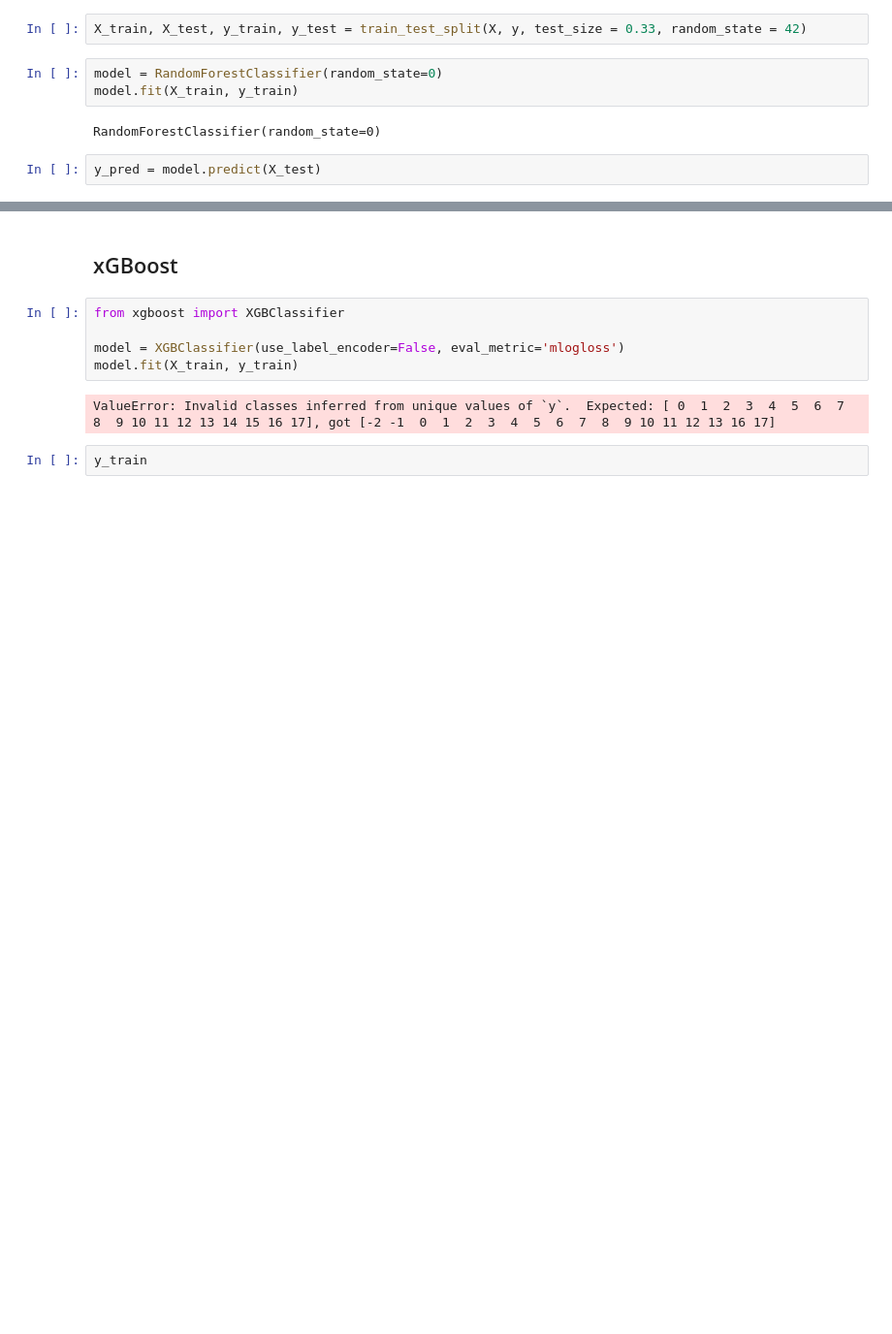
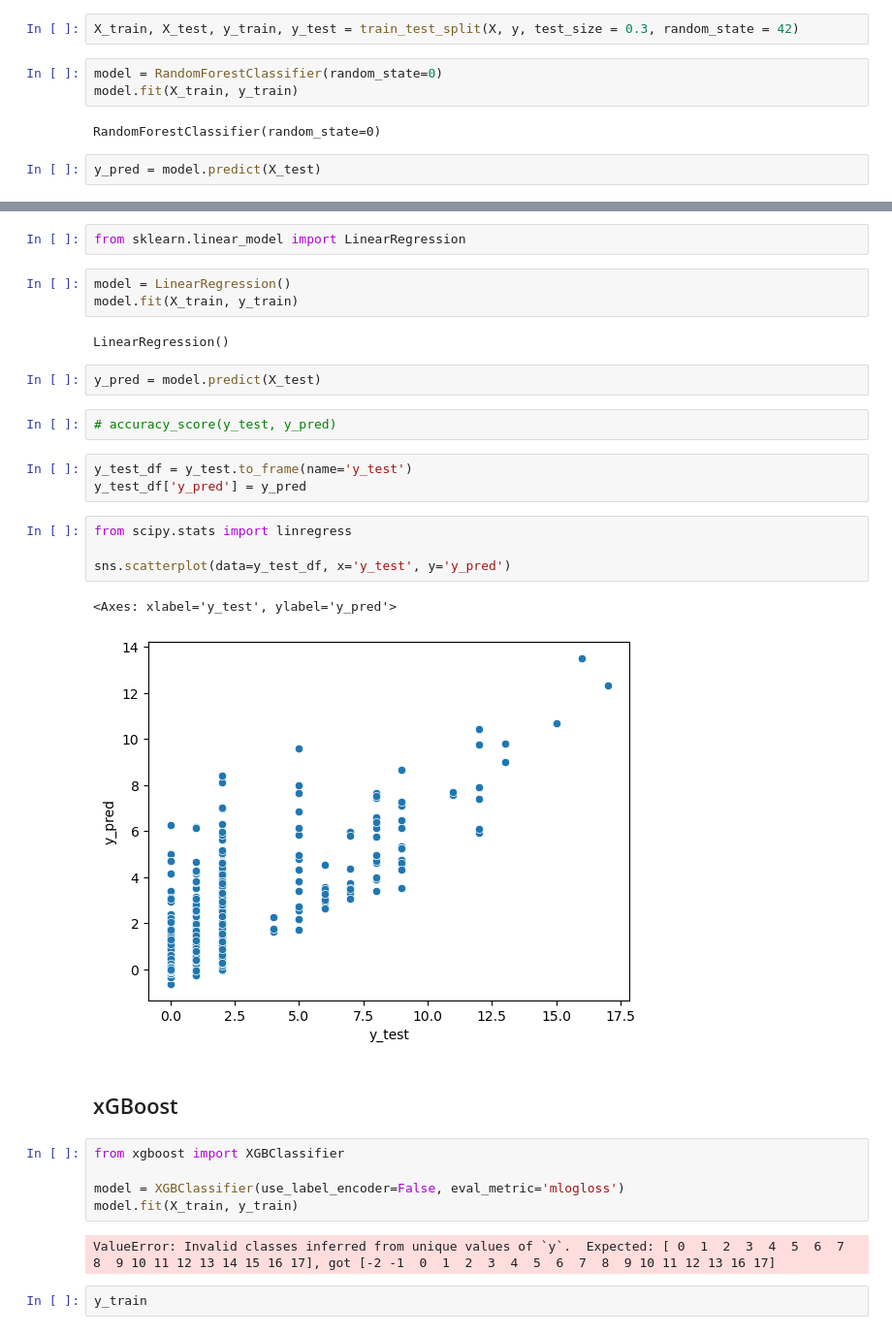
Before and after one commit to doug-ellis/draft_fpl_2526, a Jupyter notebook: transfer/gw_df_fromVastaav.ipynb, the cells around one changed output, grey strips where cells are left out. Shown: that part at 97% size. Cells and saved outputs as stored; diff of their text form; blank space fills up the shorter version.

Commit message:
fixing some data wrangling stuff

```diff
--- a/transfer/gw_df_fromVastaav.ipynb
+++ b/transfer/gw_df_fromVastaav.ipynb
@@ -115,7 +140,7 @@ X = ewma_simple_gw_df_f2_fwd[['assists', 'bonus', 'bps', 'clean_sheets', 'goals_
                               'team_goals', 'opponent_goals', 'minutes']]
 y = ewma_simple_gw_df_f2_fwd['total_points']
 # %%
-X_train, X_test, y_train, y_test = train_test_split(X, y, test_size = 0.33, random_state = 42)
+X_train, X_test, y_train, y_test = train_test_split(X, y, test_size = 0.3, random_state = 42)
 # %%
 model = RandomForestClassifier(random_state=0)
 model.fit(X_train, y_train)
@@ -132,3 +159,24 @@ Model accuracy score with 10 decision-trees : 0.6585
+# %%
+from sklearn.linear_model import LinearRegression
+# %%
+model = LinearRegression()
+model.fit(X_train, y_train)
+# %% [output]
+LinearRegression()
+# %%
+y_pred = model.predict(X_test)
+# %%
+# accuracy_score(y_test, y_pred)
+# %%
+y_test_df = y_test.to_frame(name='y_test')
+y_test_df['y_pred'] = y_pred
+# %%
+from scipy.stats import linregress
+
+sns.scatterplot(data=y_test_df, x='y_test', y='y_pred')
+# %% [output]
+<Axes: xlabel='y_test', ylabel='y_pred'>
+[figure, added]
 # %% [markdown]
 ## xGBoost
 # %%
```
Also changed, not shown: parts of 4 cells of this notebook.
